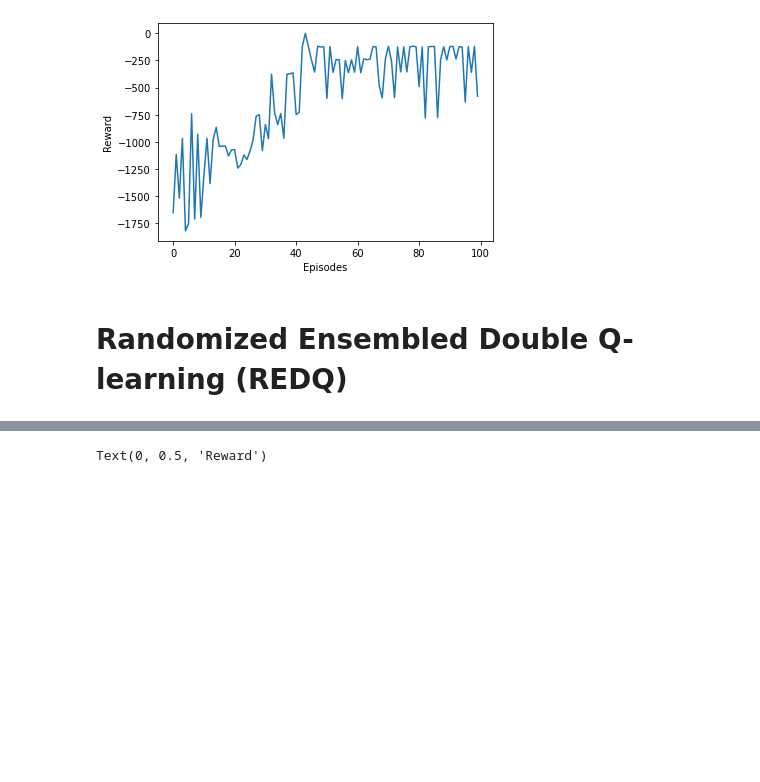
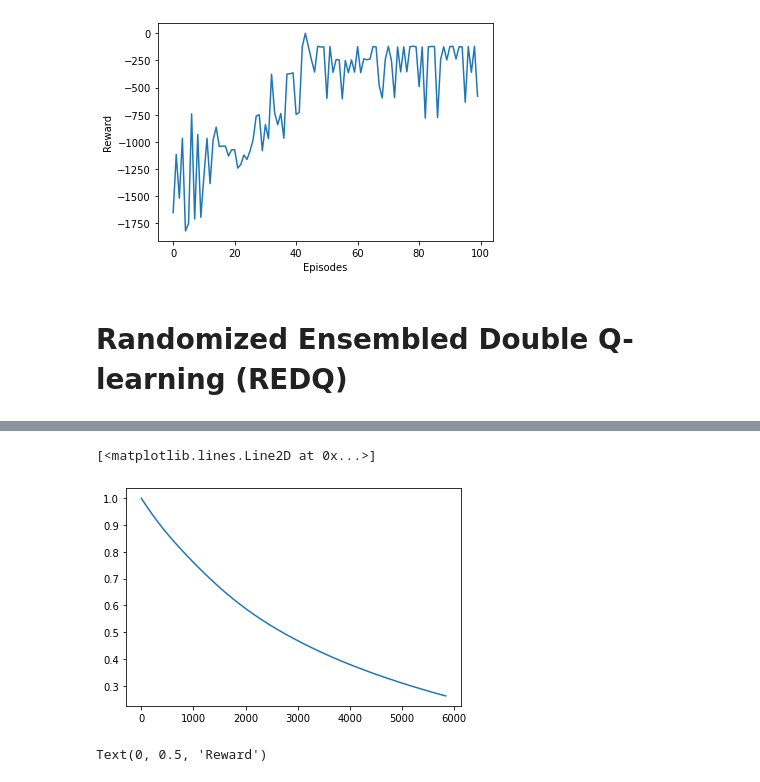
Before and after one commit to BY571/OFENet, a Jupyter notebook: OFENet-REDQ-notebook.ipynb, the cells around one changed output, grey strips where cells are left out. Drawn from its saved outputs; the diff is of its cells as text; code cells hidden in the pictures; blank space fills up the shorter version.

```diff
--- a/OFENet-REDQ-notebook.ipynb
+++ b/OFENet-REDQ-notebook.ipynb
@@ -588,0 +597,4 @@ ofenet: -542 avg, 6 min!
+# %%
+env = gym.make("HopperBulletEnv-v0")
+state = env.reset()
+state = torch.from_numpy(state.reshape((1, state_size))).float()
@@ -865,3 +881,8 @@ average 47
+# %%
+plt.plot(agent.alphas)
+# %% [output]
+[<matplotlib.lines.Line2D at 0x...>]
+[figure, added]
 # %%
 import matplotlib.pyplot as plt
 plt.figure(figsize=(8,5))
```
Also changed, not shown: parts of 8 cells of this notebook.
